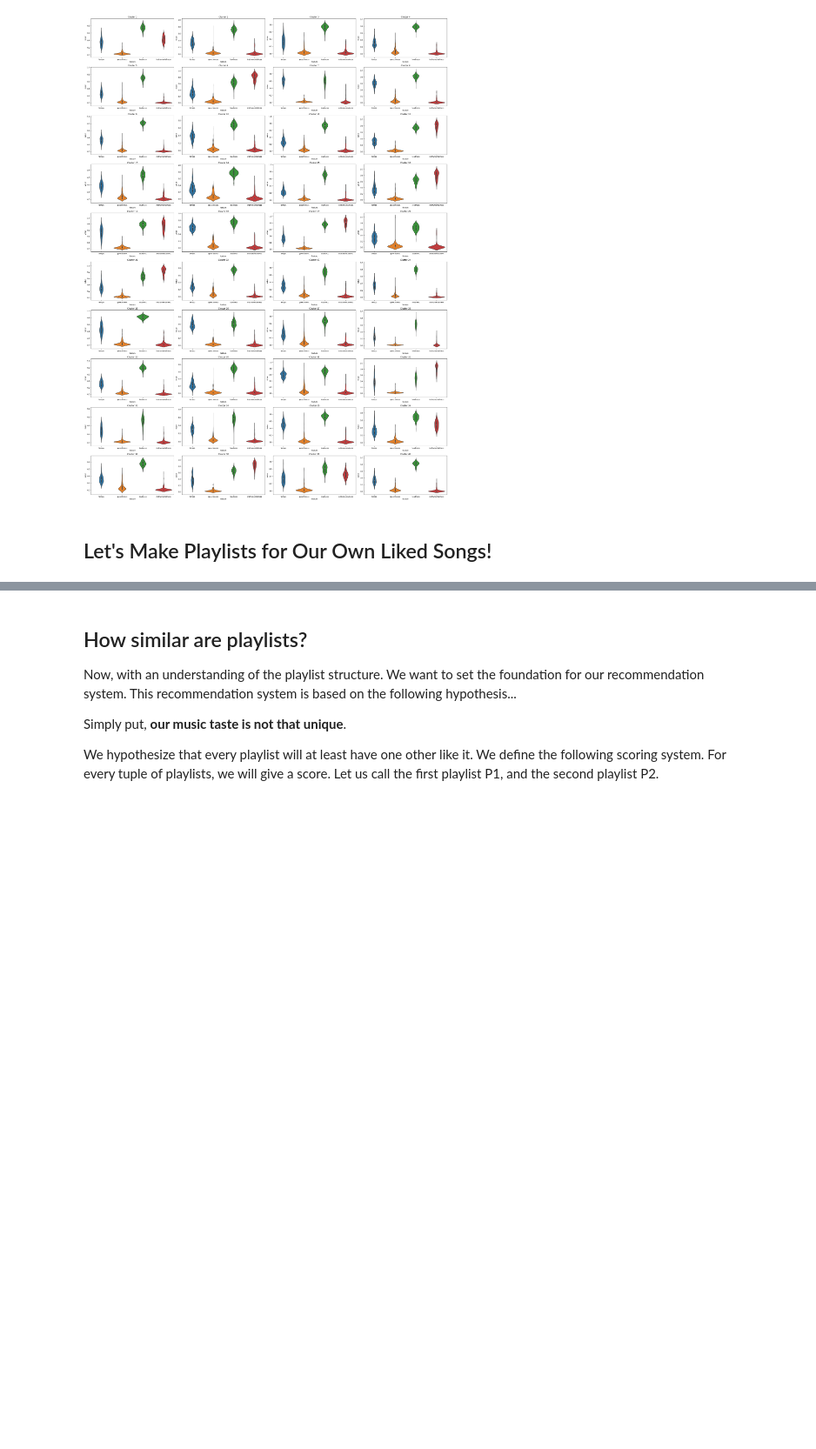
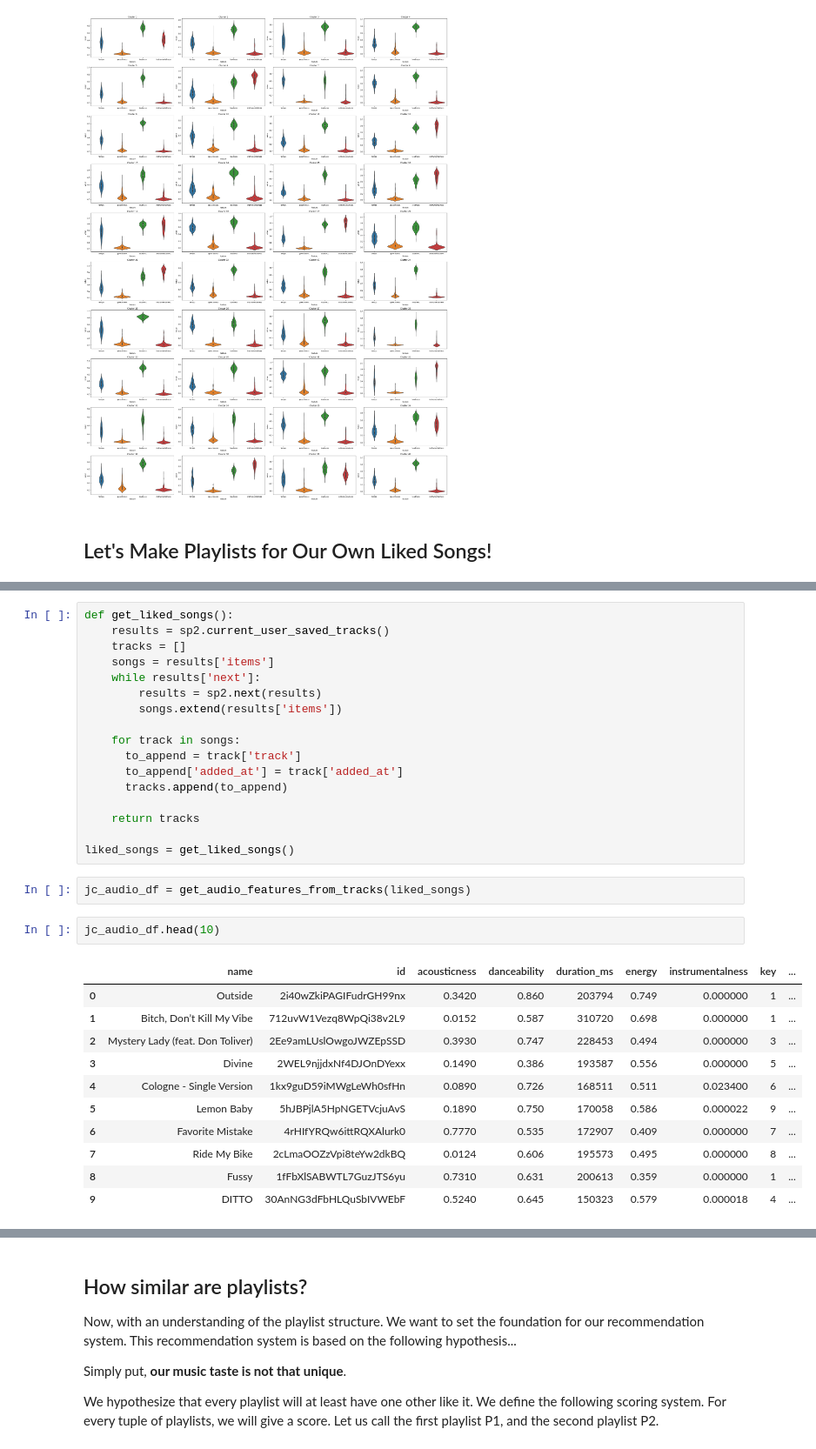
Before and after one commit to jgchen716/spotify-ml, a Jupyter notebook: Spotify_Project.ipynb, the cells around one changed output, grey strips where cells are left out. Shown at 87% size. Saved outputs shown, nothing was run; the diff lists cells and outputs as text; blank space fills up the shorter version.

```diff
--- a/Spotify_Project.ipynb
+++ b/Spotify_Project.ipynb
@@ -904,0 +912,33 @@ vp_fig.show()
+# %%
+def get_liked_songs():
+    results = sp2.current_user_saved_tracks()
+    tracks = []
+    songs = results['items']
+    while results['next']:
+        results = sp2.next(results)
+        songs.extend(results['items'])
+
+    for track in songs:
+      to_append = track['track']
+      to_append['added_at'] = track['added_at']
+      tracks.append(to_append)
+
+    return tracks
+
+liked_songs = get_liked_songs()
+# %%
+jc_audio_df = get_audio_features_from_tracks(liked_songs)
+# %%
+jc_audio_df.head(10)
+# %% [output]
+|  | name | id | acousticness | danceability | duration_ms | energy | instrumentalness | key | ... |
+| 0 | Outside | 2i40wZkiPAGIFudrGH99nx | 0.3420 | 0.860 | 203794 | 0.749 | 0.000000 | 1 | ... |
+| 1 | Bitch, Don’t Kill My Vibe | 712uvW1Vezq8WpQi38v2L9 | 0.0152 | 0.587 | 310720 | 0.698 | 0.000000 | 1 | ... |
+| 2 | Mystery Lady (feat. Don Toliver) | 2Ee9amLUslOwgoJWZEpSSD | 0.3930 | 0.747 | 228453 | 0.494 | 0.000000 | 3 | ... |
+| 3 | Divine | 2WEL9njjdxNf4DJOnDYexx | 0.1490 | 0.386 | 193587 | 0.556 | 0.000000 | 5 | ... |
+| 4 | Cologne - Single Version | 1kx9guD59iMWgLeWh0sfHn | 0.0890 | 0.726 | 168511 | 0.511 | 0.023400 | 6 | ... |
+| 5 | Lemon Baby | 5hJBPjlA5HpNGETVcjuAvS | 0.1890 | 0.750 | 170058 | 0.586 | 0.000022 | 9 | ... |
+| 6 | Favorite Mistake | 4rHIfYRQw6ittRQXAlurk0 | 0.7770 | 0.535 | 172907 | 0.409 | 0.000000 | 7 | ... |
+| 7 | Ride My Bike | 2cLmaOOZzVpi8teYw2dkBQ | 0.0124 | 0.606 | 195573 | 0.495 | 0.000000 | 8 | ... |
+| 8 | Fussy | 1fFbXlSABWTL7GuzJTS6yu | 0.7310 | 0.631 | 200613 | 0.359 | 0.000000 | 1 | ... |
+| 9 | DITTO | 30AnNG3dFbHLQuSbIVWEbF | 0.5240 | 0.645 | 150323 | 0.579 | 0.000018 | 4 | ... |
```
Also changed, not shown: parts of 17 cells of this notebook.
